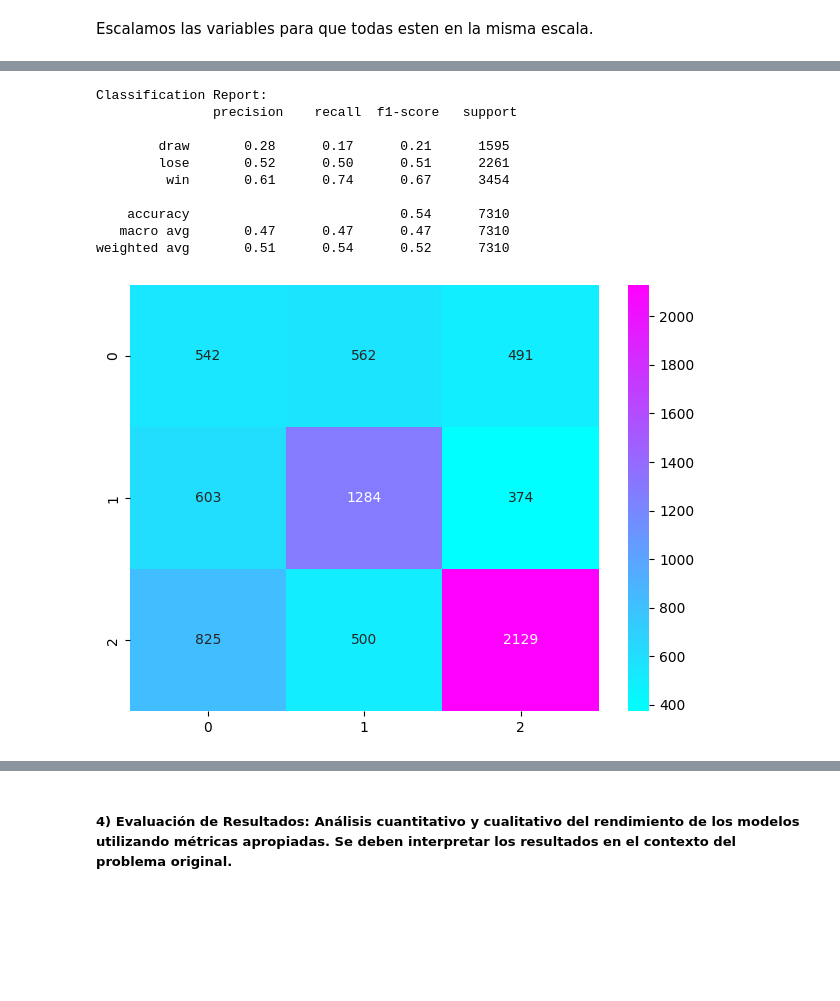
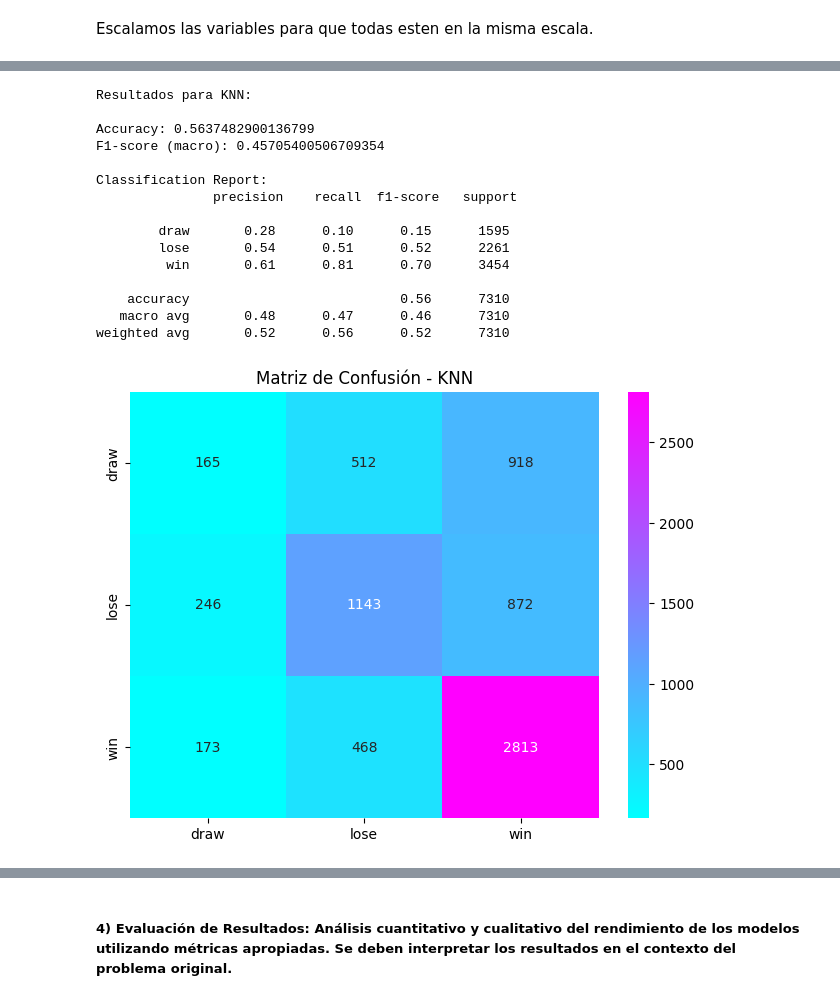
Before and after one commit to carlosrivasa/tpAdM, a Jupyter notebook: FIFA2026.ipynb, the cells around one changed output, grey strips where cells are left out. Drawn from its saved outputs; the diff is of its cells as text; code cells hidden in the pictures; blank space fills up the shorter version.

```diff
--- a/FIFA2026.ipynb
+++ b/FIFA2026.ipynb
@@ -69,6 +69,8 @@ Como el dataset original no tiene la variable a predecir, se procede a crearla j
 # %%
 results["year"] = results["date"].dt.year
 results["month"] = results["date"].dt.month
+results["dayofweek"] = results["date"].dt.dayofweek
+results["is_weekend"] = results["dayofweek"].apply(lambda x: 1 if x >= 5 else 0)
 
 results["goal_diff"] = abs(results["home_score"] - results["away_score"])
 results["total_score"] = results["home_score"] + results["away_score"]
@@ -364,7 +423,8 @@ features = [
     'home_n_avg_gf', 'away_n_avg_gf',
     'home_n_avg_ga', 'away_n_avg_ga',
     'neutral', 'tournament_enc',
-    'home_team_enc', 'away_team_enc'
+    'home_team_enc', 'away_team_enc',
+    'month', 'is_weekend'
 ]
 
 target = "result_enc"
@@ -489,3 +485,23 @@ X_test = scaler.transform(X_test)
 
 # plt.tight_layout()
 # plt.show()
+# %%
+def print_classification_results(y_test, y_pred, model_name):
+    target_names = result_encoder.classes_
+    print(f"\nResultados para {model_name}:")
+
+    print("\nAccuracy:", accuracy_score(y_test, y_pred))
+    print("F1-score (macro):", f1_score(y_test, y_pred, average='macro'))
+
+    print("\nClassification Report:\n",
+          classification_report(y_test, y_pred,
+                              target_names=target_names,
+                              zero_division=0))
+
+    cm = confusion_matrix(y_test, y_pred)
+    sns.heatmap(cm, annot=True, fmt="d", cmap="cool", cbar=True,
+                xticklabels=target_names,
+                yticklabels=target_names)
+    plt.tight_layout()
+    plt.title(f'Matriz de Confusión - {model_name}')
+    plt.show()
@@ -522,31 +535,26 @@ weighted avg       0.57      0.54      0.55      7310
 # %%
 # KNN
-classifier_knn = KNeighborsClassifier(n_neighbors=10, metric="minkowski", p=2)
-classifier_knn.fit(X_train, y_train)
+knn = KNeighborsClassifier(n_neighbors=21, metric="minkowski", p=2)
+knn.fit(X_train, y_train)
 
-y_pred  = classifier_knn.predict(X_test)
+y_pred  = knn.predict(X_test)
 
-print("\nClassification Report:\n",
-      classification_report(y_test, y_pred,
-                          target_names=result_encoder.classes_,
-                          zero_division=0))
-
-cm_knn = confusion_matrix(y_test, y_pred)
-
-sns.heatmap(cm, annot=True, fmt="d", cmap="cool", cbar=True)
-
-plt.tight_layout()
-plt.show()
+print_classification_results(y_test, y_pred, "KNN")
 # %% [output]
+Resultados para KNN:
+
+Accuracy: 0.5637482900136799
+F1-score (macro): 0.45705400506709354
+
 Classification Report:
                precision    recall  f1-score   support
 
-        draw       0.28      0.17      0.21      1595
-        lose       0.52      0.50      0.51      2261
-         win       0.61      0.74      0.67      3454
+        draw       0.28      0.10      0.15      1595
+        lose       0.54      0.51      0.52      2261
+         win       0.61      0.81      0.70      3454
 
-    accuracy                           0.54      7310
-   macro avg       0.47      0.47      0.47      7310
-weighted avg       0.51      0.54      0.52      7310
+    accuracy                           0.56      7310
+   macro avg       0.48      0.47      0.46      7310
+weighted avg       0.52      0.56      0.52      7310
-[figure, old version]
+[figure, new version]
 # %%
```
Also changed, not shown: parts of 27 cells of this notebook.
